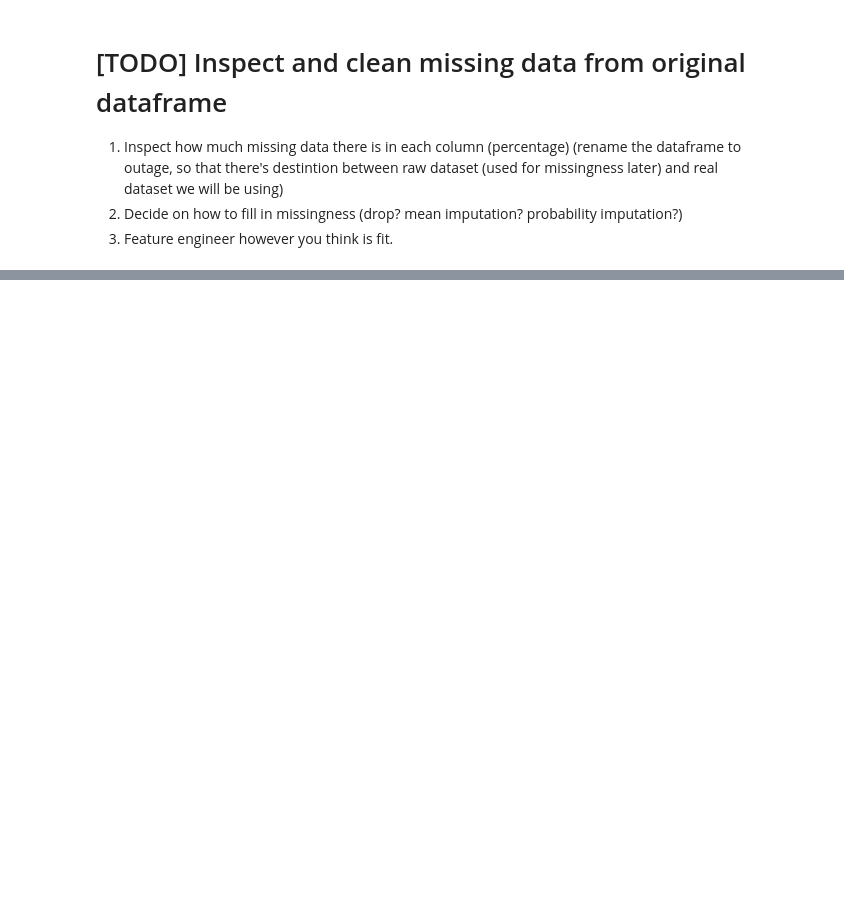
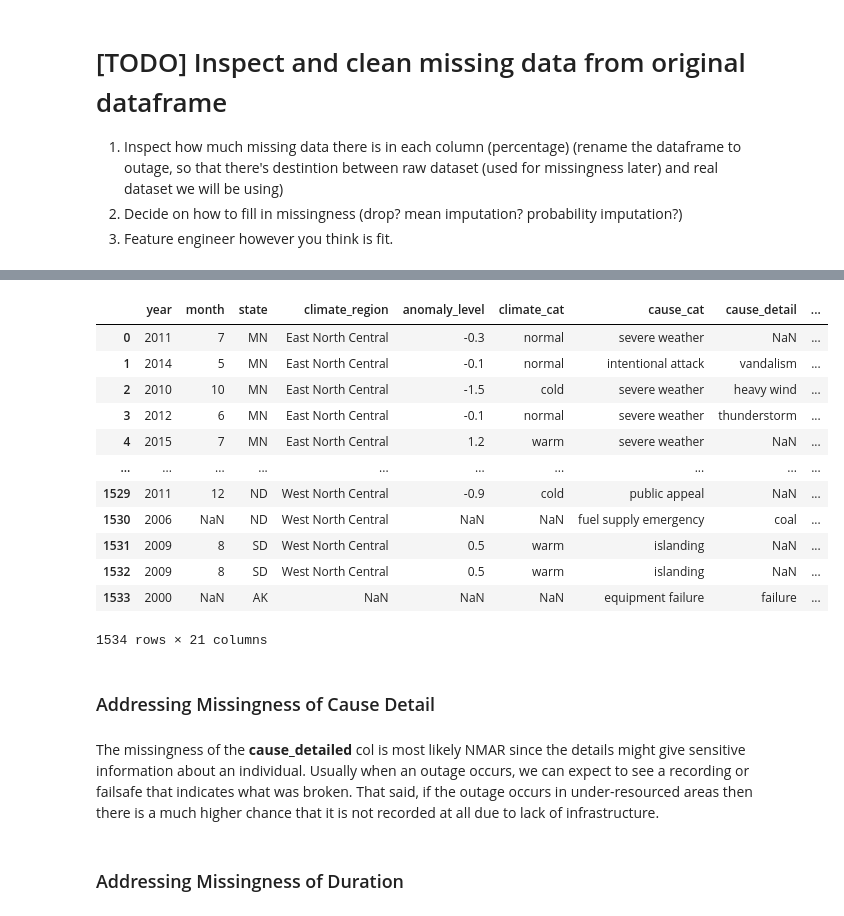
Before and after one commit to rcwoshimao/infrastructure-resilience-analysis, a Jupyter notebook: step3_assess_missingness.ipynb, the cells around one changed output, grey strips where cells are left out. Drawn from its saved outputs; the diff is of its cells as text; code cells hidden in the pictures; blank space fills up the shorter version.

```diff
--- a/step3_assess_missingness.ipynb
+++ b/step3_assess_missingness.ipynb
@@ -348,0 +327,20 @@ hurricane_names
+# %%
+dropped = [
+    'obs', 'start_date', 'start_time', 'restore_date', 'restore_time',
+    'res_price', 'com_price', 'ind_price',
+    'res_sales', 'com_sales', 'ind_sales',
+    'res_pct', 'com_pct', 'ind_pct',
+    'res_customers', 'com_customers', 'ind_customers',
+    'res_cust_pct', 'com_cust_pct', 'ind_cust_pct',
+    'pct_land', 'pct_water_tot', 'pct_water_inland',
+    'hurricane_names', 'state', 'pc_realgsp_usa',
+    'pc_realgsp_rel', 'pc_realgsp_change', 'util_realgsp',
+    'total_realgsp', 'util_contri', 'nerc_region',
+    'demand_loss_mw', 'customers_affected',
+    'total_price', 'total_sales', 'total_customers',
+]
+outage_raw = raw.drop(columns = dropped)
+outage_raw = outage_raw.rename(columns = {'postal_code': 'state'})
+outage_raw = outage_raw.fillna(np.nan)
+outage_raw
+(outage_raw.isna().sum(axis = 0) / outage_raw.shape[0]).sort_values(ascending= False)
@@ -348,0 +368,30 @@ hurricane_names
+# %%
+#Trying to remove rows with na on year, month, or state since it impedes with the grouping.
+outage_raw['duration'] = pd.to_numeric(outage_raw['duration'], errors='coerce')
+outage_engi = outage_raw.dropna(subset=['year', 'month', 'state'])
+outages_count = (outage_engi.groupby(['year', 'month', 'state']).size().reset_index(name='outages_count'))
+avg_duration = (outage_engi.groupby(['year', 'month', 'state'])['duration'].mean().reset_index(name='avg_duration'))
+by_month_year = pd.merge(outages_count, avg_duration, on = ['year', 'month', 'state'], how = 'outer')
+outage = pd.merge(outage_raw, by_month_year, on = ['year', 'month', 'state'], how = 'left')
+outage['cause_detail'] = outage['cause_detail'].dropna().astype(str).str.lower().str.strip().str.replace(r'[^\w\s]', '', regex=True).str.replace(r'\s+', ' ', regex=True)
+outage['duration'] = pd.to_numeric(outage['duration'])
+# %% [output]
+|  | year | month | state | climate_region | anomaly_level | climate_cat | cause_cat | cause_detail | ... |
+| 0 | 2011 | 7 | MN | East North Central | -0.3 | normal | severe weather | NaN | ... |
+| 1 | 2014 | 5 | MN | East North Central | -0.1 | normal | intentional attack | vandalism | ... |
+| 2 | 2010 | 10 | MN | East North Central | -1.5 | cold | severe weather | heavy wind | ... |
+| 3 | 2012 | 6 | MN | East North Central | -0.1 | normal | severe weather | thunderstorm | ... |
+| 4 | 2015 | 7 | MN | East North Central | 1.2 | warm | severe weather | NaN | ... |
+| ... | ... | ... | ... | ... | ... | ... | ... | ... | ... |
+| 1529 | 2011 | 12 | ND | West North Central | -0.9 | cold | public appeal | NaN | ... |
+| 1530 | 2006 | NaN | ND | West North Central | NaN | NaN | fuel supply emergency | coal | ... |
+| 1531 | 2009 | 8 | SD | West North Central | 0.5 | warm | islanding | NaN | ... |
+| 1532 | 2009 | 8 | SD | West North Central | 0.5 | warm | islanding | NaN | ... |
+| 1533 | 2000 | NaN | AK | NaN | NaN | NaN | equipment failure | failure | ... |
+1534 rows × 21 columns
+# %% [markdown]
+### Addressing Missingness of Cause Detail
+# %% [markdown]
+The missingness of the **cause_detailed** col is most likely NMAR since the details might give sensitive information about an individual. Usually when an outage occurs, we can expect to see a recording or failsafe that indicates what was broken. That said, if the outage occurs in under-resourced areas then there is a much higher chance that it is not recorded at all due to lack of infrastructure.
+# %% [markdown]
+### Addressing Missingness of Duration
```
Also changed, not shown: parts of 21 cells of this notebook, 2 other files.
